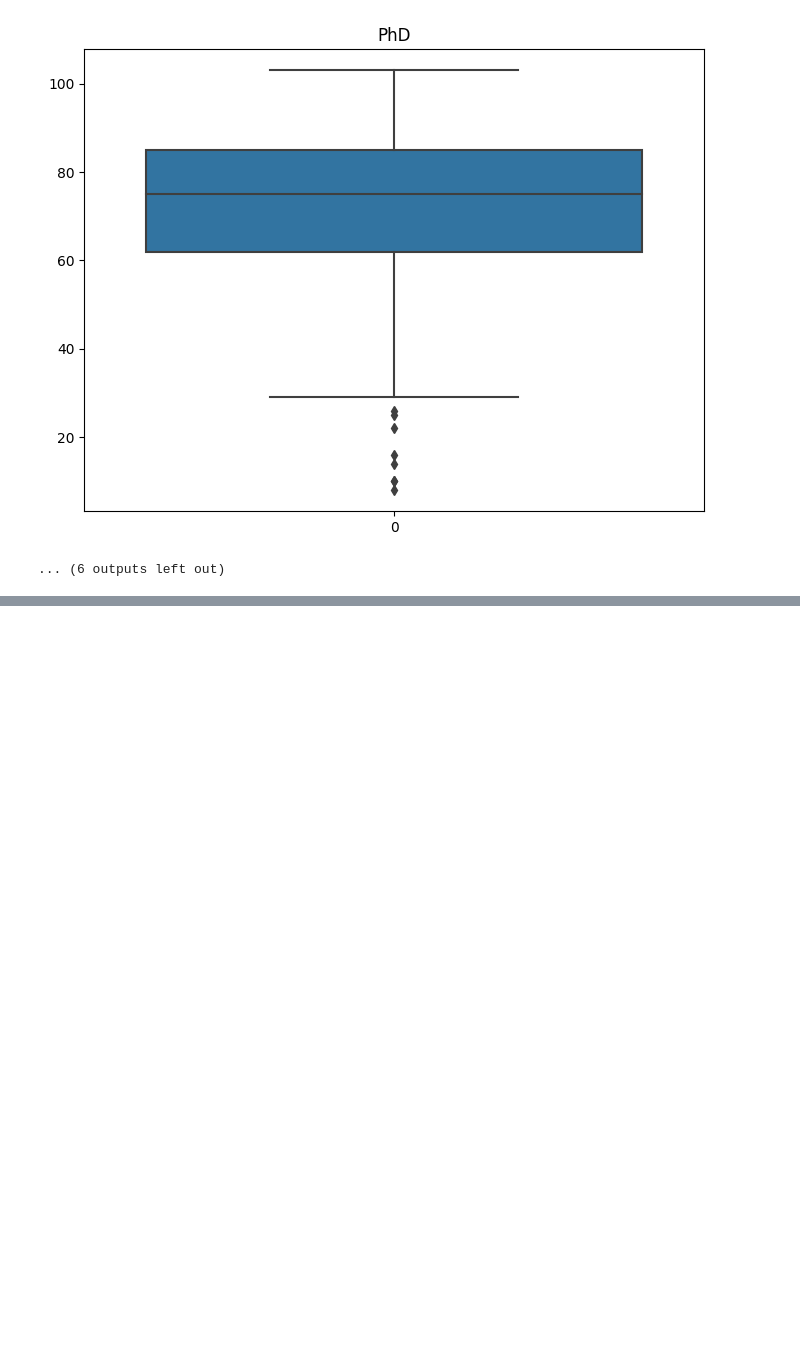
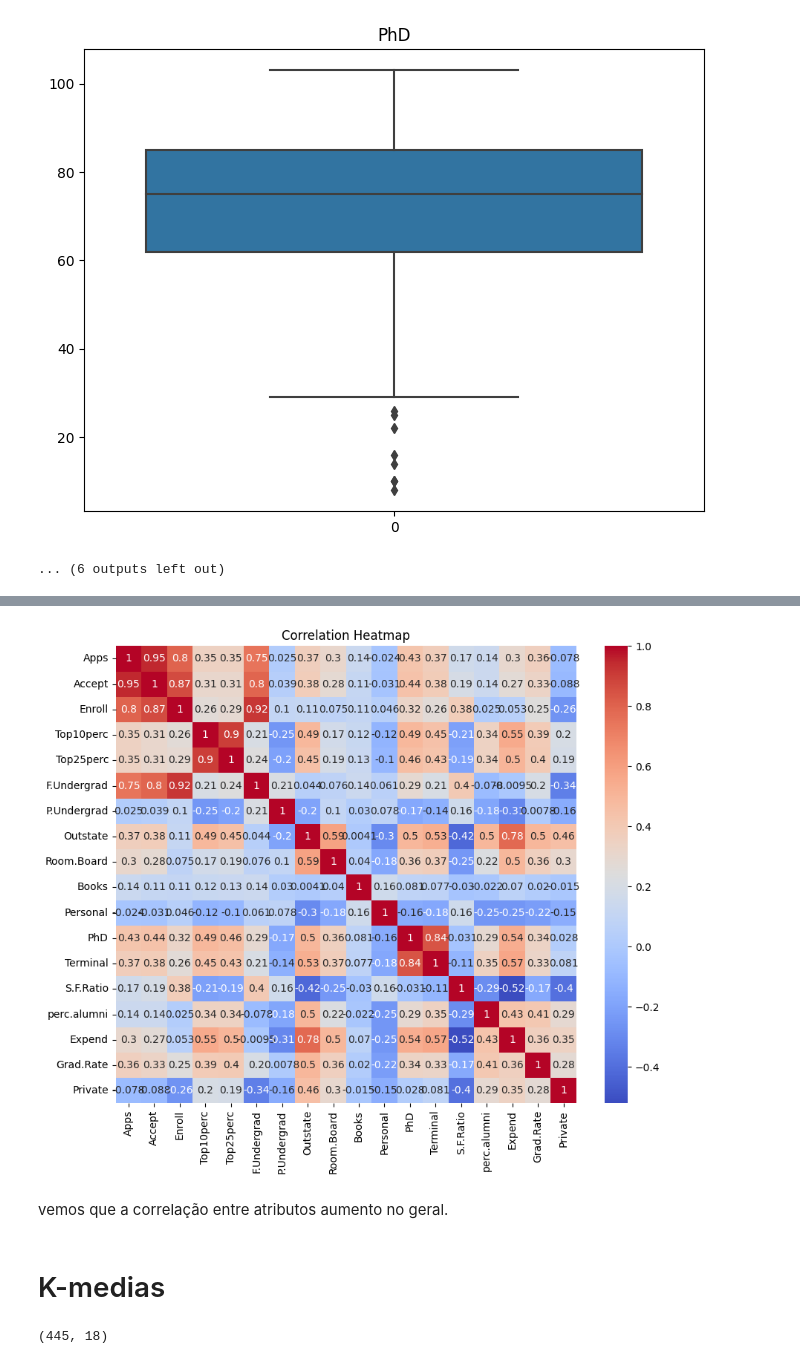
Before and after one commit to gabriel-ferreira-da-silva/K-mean, a Jupyter notebook: K_means_and_K_medoids.ipynb, the cells around one changed output, grey strips where cells are left out. Cells and saved outputs as stored; diff of their text form; code cells hidden in the pictures; blank space fills up the shorter version.

```diff
--- a/K_means_and_K_medoids.ipynb
+++ b/K_means_and_K_medoids.ipynb
@@ -132,0 +214,17 @@ for i in range(0, 18 ):
+# %%
+correlation_matrix = cdf.corr()
+plt.figure(figsize=(10, 8))  # Set the figure size (optional)
+sns.heatmap(correlation_matrix, annot=True, cmap="coolwarm")
+plt.title("Correlation Heatmap")
+plt.show()
+# %% [output]
+[figure, added]
+# %% [markdown]
+vemos que a correlação entre atributos aumento no geral.
+# %% [markdown]
+# K-medias
+# %%
+df = cdf
+df.shape
+# %% [output]
+(445, 18)
```
Also changed, not shown: parts of 16 cells of this notebook.
